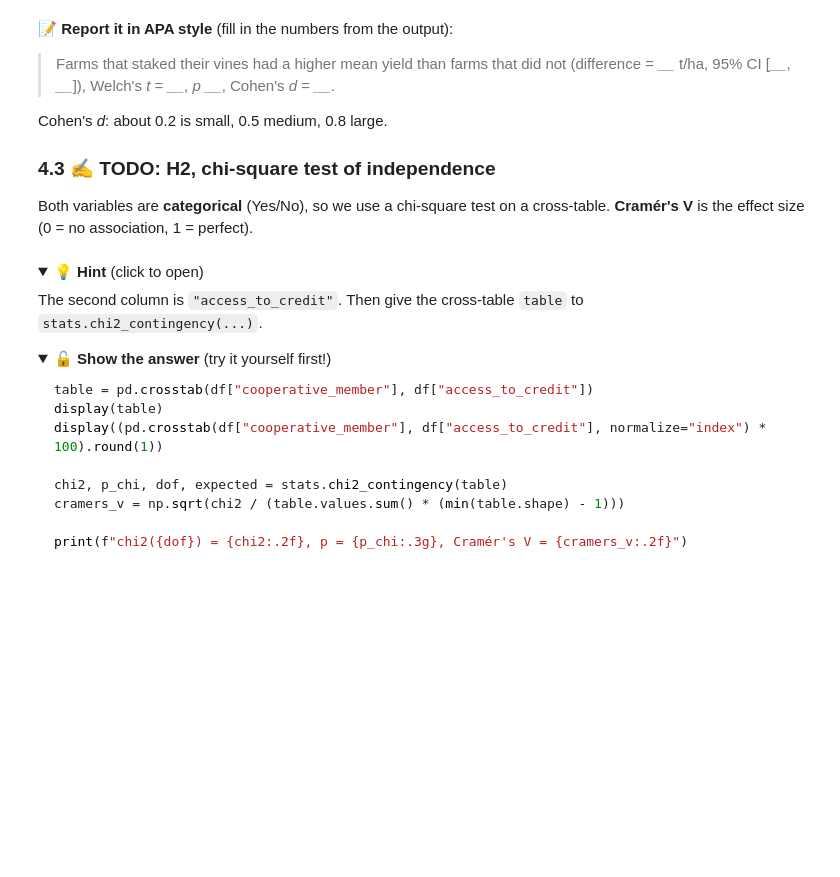
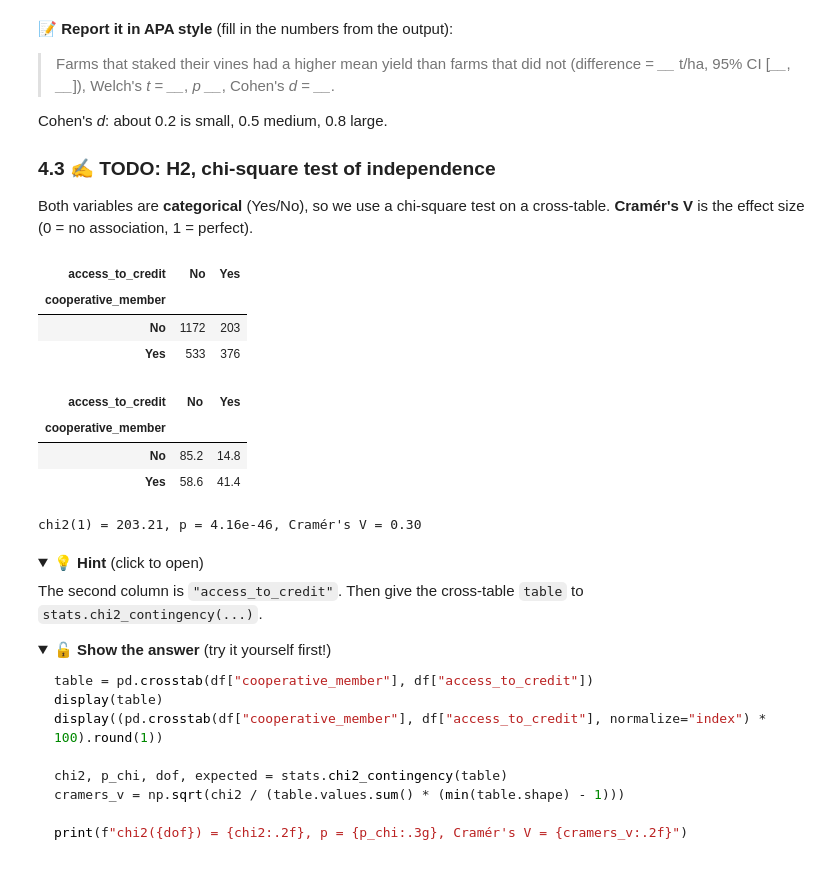
Before and after one commit to KevDes22/nsuk-ds-group-01, a Jupyter notebook: notebooks/group_project.ipynb, the cells around one changed output. Saved outputs shown, nothing was run; the diff lists cells and outputs as text; code cells hidden in the pictures; folded sections open; blank space fills up the shorter version.

Commit message:
Member 3 Done. Thank you

```diff
--- a/notebooks/group_project.ipynb
+++ b/notebooks/group_project.ipynb
@@ -1180,14 +1187,24 @@ Cohen's *d*: about 0.2 is small, 0.5 medium, 0.8 large.
 Both variables are **categorical** (Yes/No), so we use a chi-square test on a cross-table.
 **Cramér's V** is the effect size (0 = no association, 1 = perfect).
 # %%
-table = pd.crosstab(df["cooperative_member"], df["____"])
+table = pd.crosstab(df["cooperative_member"], df["access_to_credit"])
 display(table)
 display((pd.crosstab(df["cooperative_member"], df["access_to_credit"], normalize="index") * 100).round(1))
 
-chi2, p_chi, dof, expected = stats.chi2_contingency(____)
+chi2, p_chi, dof, expected = stats.chi2_contingency(table)
 cramers_v = np.sqrt(chi2 / (table.values.sum() * (min(table.shape) - 1)))
 
 print(f"chi2({dof}) = {chi2:.2f}, p = {p_chi:.3g}, Cramér's V = {cramers_v:.2f}")
+# %% [output]
+| access_to_credit | No | Yes |
+| cooperative_member |  |  |
+| No | 1172 | 203 |
+| Yes | 533 | 376 |
+| access_to_credit | No | Yes |
+| cooperative_member |  |  |
+| No | 85.2 | 14.8 |
+| Yes | 58.6 | 41.4 |
+chi2(1) = 203.21, p = 4.16e-46, Cramér's V = 0.30
 # %% [markdown]
 <details><summary>💡 <b>Hint</b> (click to open)</summary>
 
```
Also changed, not shown: parts of 20 cells of this notebook, 2 other files.
